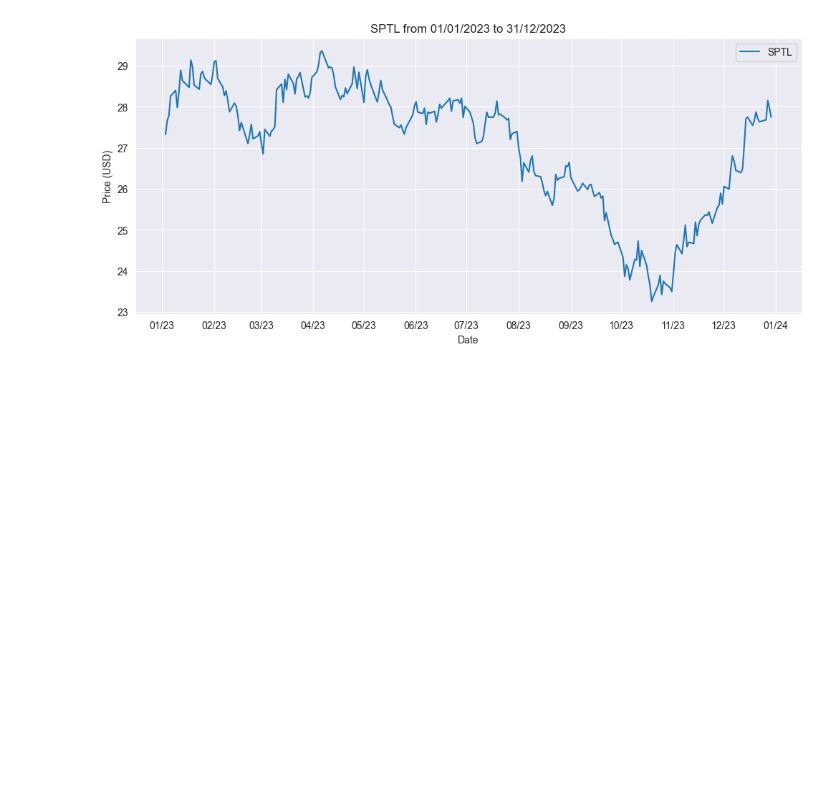
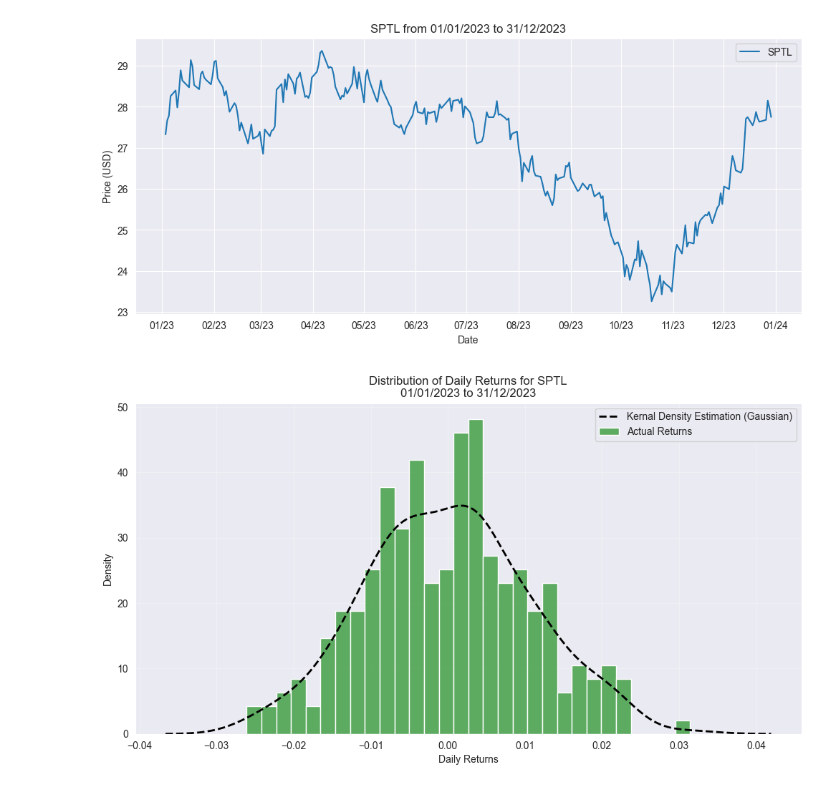
Before and after one commit to benhunt19/algo-trading-project, a Jupyter notebook: dataExploration.ipynb, the cells around one changed output. Cells and saved outputs as stored; diff of their text form; code cells hidden in the pictures; blank space fills up the shorter version.

```diff
--- a/dataExploration.ipynb
+++ b/dataExploration.ipynb
@@ -192,3 +194,18 @@ plt.ylabel('Price (USD)')
 plt.grid(True)
 # %% [output]
 [figure]
+# %%
+# Plot histogram of returns with normal distribution overlay
+plt.figure(figsize=(12, 6))
+sns.histplot(data=yf_df[DLY_RTNS].dropna(), bins=30, stat='density', alpha=0.6, color='green')
+sns.kdeplot(data=yf_df[DLY_RTNS].dropna(), color='black', linewidth=2, linestyle='--')
+
+plt.title(f'Distribution of Daily Returns for {SPTL_TICKER}\n{start_formatted} to {end_formatted}')
+plt.xlabel('Daily Returns')
+plt.ylabel('Density')
+plt.grid(True, alpha=0.3)
+plt.legend(['Kernal Density Estimation (Gaussian)', 'Actual Returns'])
+plt.savefig(f'./assets/{SPTL_TICKER}_2023_returns_dist.png', bbox_inches='tight', dpi=300)
+plt.show()
+# %% [output]
+[figure, added]
```
Also changed, not shown: parts of 3 cells of this notebook, 10 other files.
